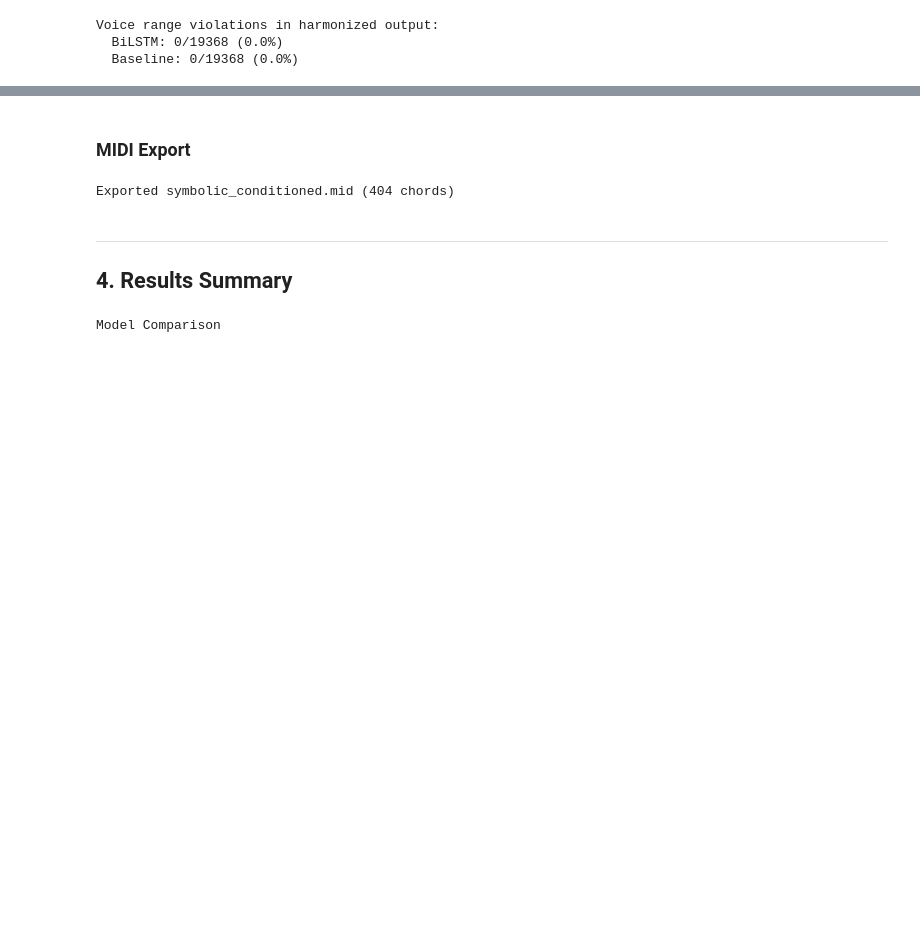
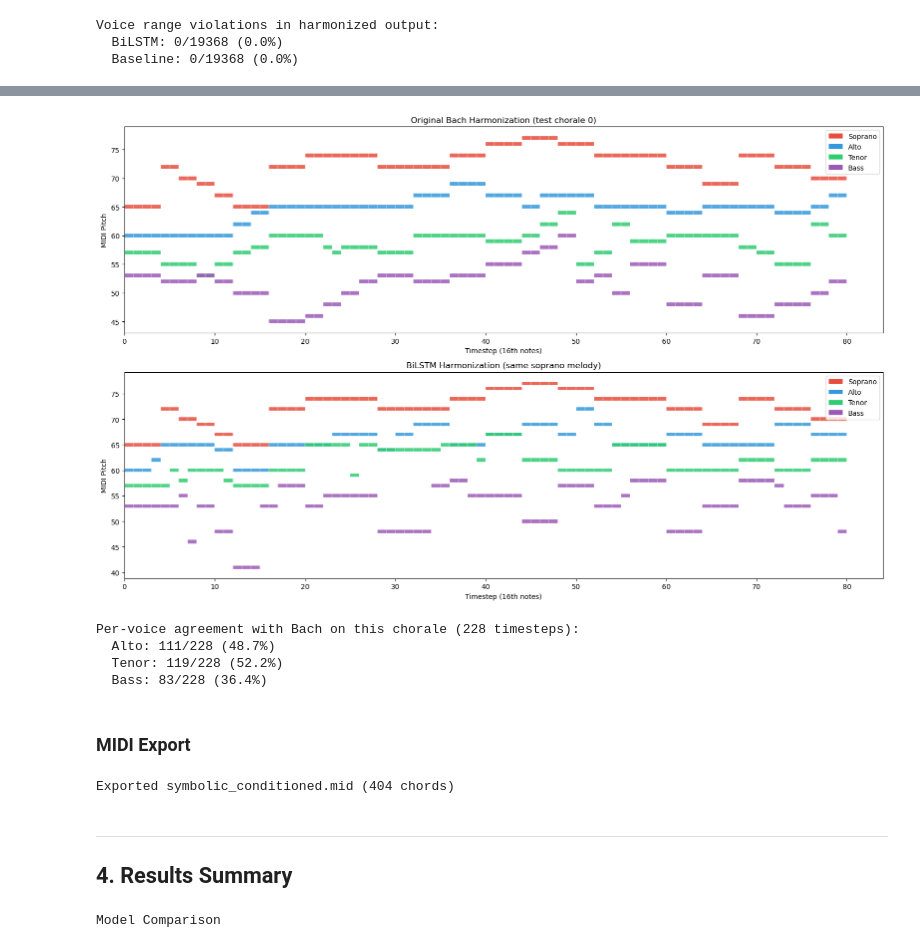
Before and after one commit to sbui056/beautiful-music, a Jupyter notebook: workbook.ipynb, the cells around one changed output, grey strips where cells are left out. Saved outputs shown, nothing was run; the diff lists cells and outputs as text; code cells hidden in the pictures; blank space fills up the shorter version.

```diff
--- a/workbook.ipynb
+++ b/workbook.ipynb
@@ -1074,3 +1154,31 @@ The BiLSTM harmonizer significantly outperforms the frequency baseline in perple
+# %%
+# Side-by-side: Bach harmonization vs BiLSTM harmonization
+example_idx = 0
+real_seq = test_chorales[example_idx]
+pred_seq = generated_harms[example_idx]
+
+fig, axes = plt.subplots(2, 1, figsize=(16, 10))
+plot_piano_roll(real_seq, title=f'Original Bach Harmonization (test chorale {example_idx})', ax=axes[0])
+plot_piano_roll(pred_seq, title=f'BiLSTM Harmonization (same soprano melody)', ax=axes[1])
+plt.tight_layout()
+plt.show()
+
+# Per-timestep agreement between Bach and BiLSTM
+n = min(len(real_seq), len(pred_seq))
+matches = {'Alto': 0, 'Tenor': 0, 'Bass': 0}
+for t in range(n):
+    for v, name in enumerate(['Alto', 'Tenor', 'Bass'], 1):
+        if real_seq[t][v] == pred_seq[t][v]:
+            matches[name] += 1
+print(f'Per-voice agreement with Bach on this chorale ({n} timesteps):')
+for name, m in matches.items():
+    print(f'  {name}: {m}/{n} ({100*m/n:.1f}%)')
+# %% [output]
+[figure, added]
+Per-voice agreement with Bach on this chorale (228 timesteps):
+  Alto: 111/228 (48.7%)
+  Tenor: 119/228 (52.2%)
+  Bass: 83/228 (36.4%)
 # %% [markdown]
 ### MIDI Export
 # %%
```
Also changed, not shown: parts of 22 cells of this notebook, 5 other files.
